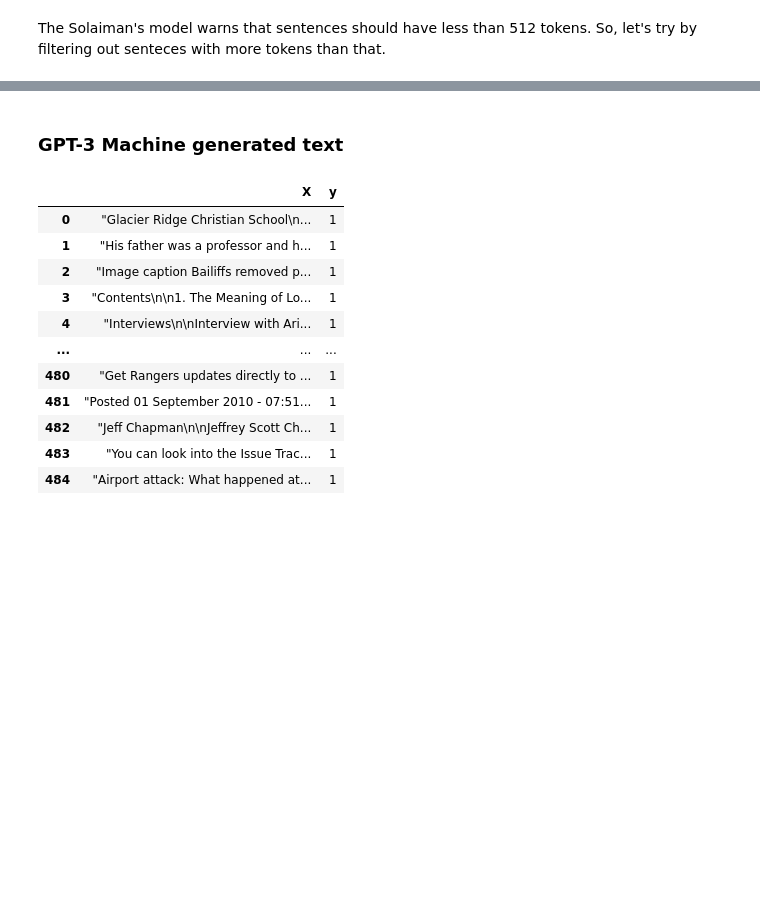
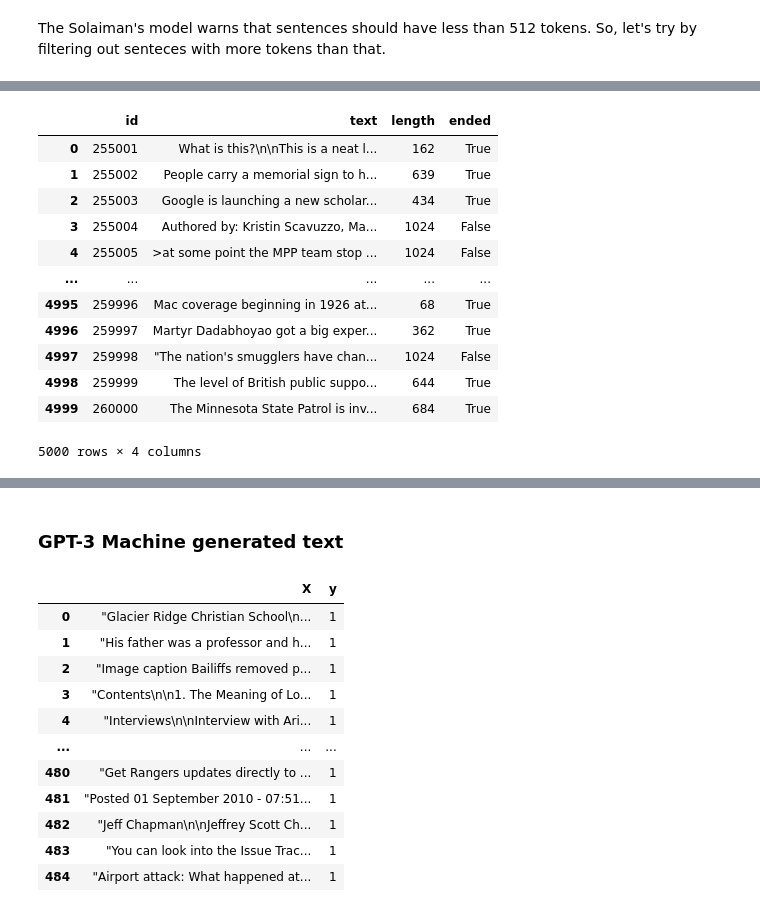
Before and after one commit to bancaditalia/gen-text-detect, a Jupyter notebook: gtc_existing_approaches_solaiman.ipynb, the cells around one changed output, grey strips where cells are left out. Drawn from its saved outputs; the diff is of its cells as text; code cells hidden in the pictures; blank space fills up the shorter version.

```diff
--- a/gtc_existing_approaches_solaiman.ipynb
+++ b/gtc_existing_approaches_solaiman.ipynb
@@ -344,0 +332,3 @@ The Solaiman's model warns that sentences should have less than 512 tokens. So,
+# %%
+ds_mgraw_filename = 'xl-1542M.test.jsonl'
+ds_mg_raw = pd.read_json(os.path.join(data_path, ds_mgraw_filename), lines = True)
@@ -344,0 +351,16 @@ The Solaiman's model warns that sentences should have less than 512 tokens. So,
+# %%
+ds_mg_raw
+# %% [output]
+|  | id | text | length | ended |
+| 0 | 255001 | What is this?\n\nThis is a neat l... | 162 | True |
+| 1 | 255002 | People carry a memorial sign to h... | 639 | True |
+| 2 | 255003 | Google is launching a new scholar... | 434 | True |
+| 3 | 255004 | Authored by: Kristin Scavuzzo, Ma... | 1024 | False |
+| 4 | 255005 | >at some point the MPP team stop ... | 1024 | False |
+| ... | ... | ... | ... | ... |
+| 4995 | 259996 | Mac coverage beginning in 1926 at... | 68 | True |
+| 4996 | 259997 | Martyr Dadabhoyao got a big exper... | 362 | True |
+| 4997 | 259998 | "The nation's smugglers have chan... | 1024 | False |
+| 4998 | 259999 | The level of British public suppo... | 644 | True |
+| 4999 | 260000 | The Minnesota State Patrol is inv... | 684 | True |
+5000 rows × 4 columns
```
Also changed, not shown: parts of 15 cells of this notebook.
